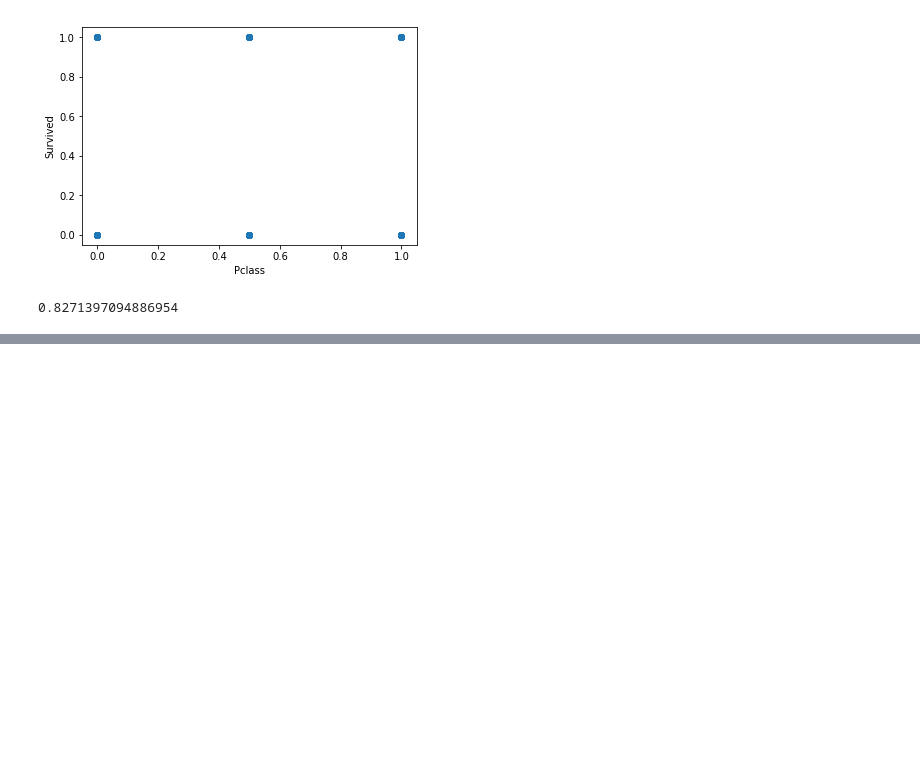
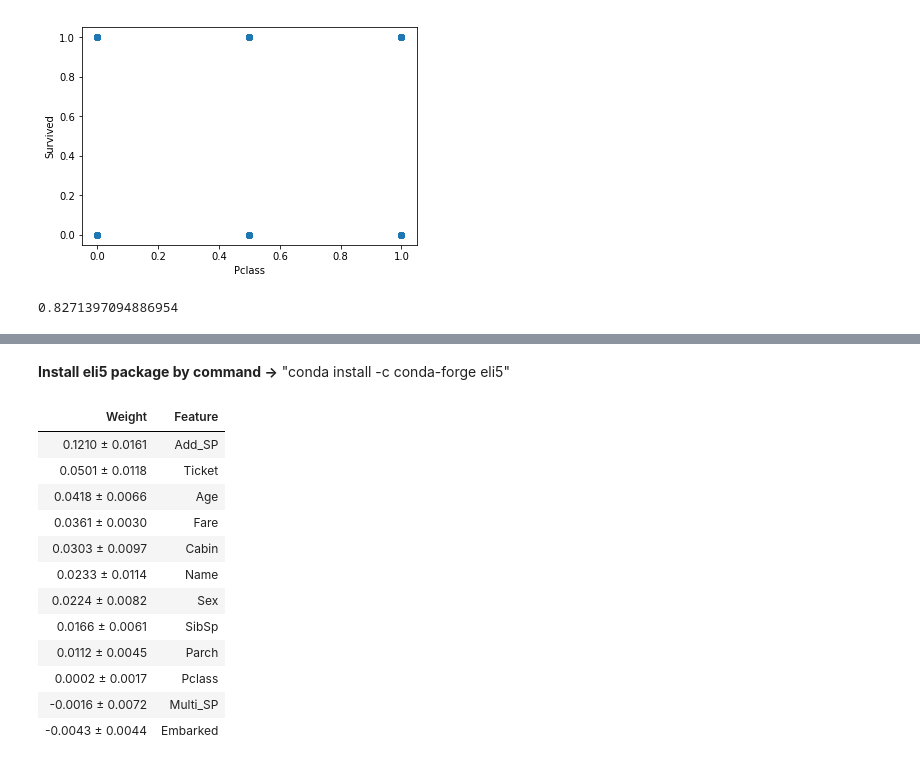
Before and after one commit to RayXie29/2nd-ML100days, a Jupyter notebook: homework/Day_029_HW.ipynb, the cells around one changed output, grey strips where cells are left out. Cells and saved outputs as stored; diff of their text form; code cells hidden in the pictures; blank space fills up the shorter version.

```diff
--- a/homework/Day_029_HW.ipynb
+++ b/homework/Day_029_HW.ipynb
@@ -197,0 +200,6 @@ cross_val_score(GBC,train_x,train_label,cv=5).mean()
+# %%
+from sklearn.model_selection import train_test_split
+x_train,x_val,y_train,y_val = train_test_split(df,train_label,test_size = 0.3, random_state = 2019)
+GBC.fit(x_train,y_train)
+feats = pd.Series(GBC.feature_importances_, index = x_train.columns).sort_values(ascending = False)
+feats
@@ -197,0 +220,22 @@ cross_val_score(GBC,train_x,train_label,cv=5).mean()
+# %% [markdown]
+**Install eli5 package by command ->** "conda install -c conda-forge eli5"
+# %%
+import eli5
+from eli5.sklearn import PermutationImportance
+
+perm = PermutationImportance(GBC,random_state = 2019).fit(df,train_label)
+eli5.show_weights(perm,feature_names = x_val.columns.tolist())
+# %% [output]
+| Weight | Feature |
+| 0.1210 ± 0.0161 | Add_SP |
+| 0.0501 ± 0.0118 | Ticket |
+| 0.0418 ± 0.0066 | Age |
+| 0.0361 ± 0.0030 | Fare |
+| 0.0303 ± 0.0097 | Cabin |
+| 0.0233 ± 0.0114 | Name |
+| 0.0224 ± 0.0082 | Sex |
+| 0.0166 ± 0.0061 | SibSp |
+| 0.0112 ± 0.0045 | Parch |
+| 0.0002 ± 0.0017 | Pclass |
+| -0.0016 ± 0.0072 | Multi_SP |
+| -0.0043 ± 0.0044 | Embarked |
```
Also changed, not shown: parts of 11 cells of this notebook.
